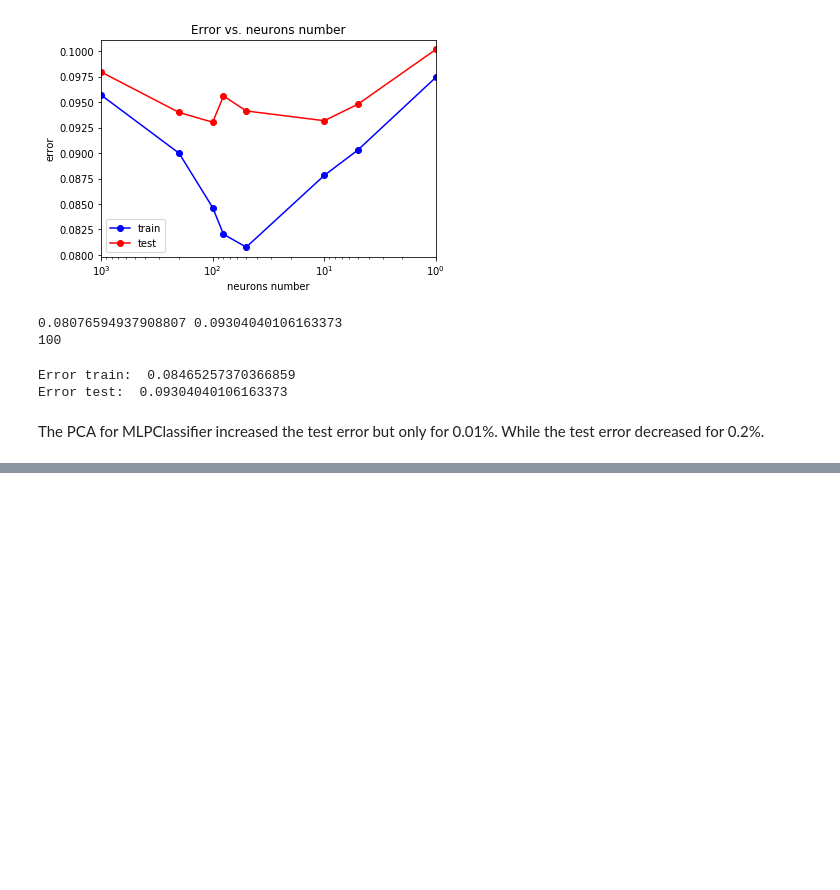
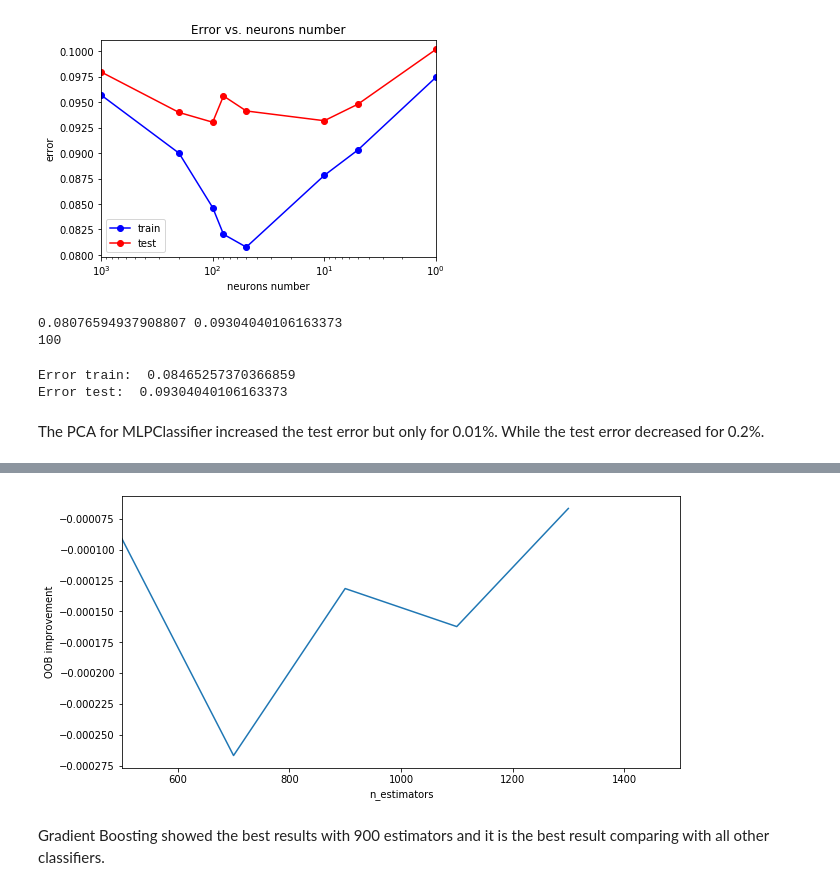
Before and after one commit to crush52/MachineLearning, a Jupyter notebook: bank_marketing.ipynb, the cells around one changed output, grey strips where cells are left out. Drawn from its saved outputs; the diff is of its cells as text; code cells hidden in the pictures; blank space fills up the shorter version.

```diff
--- a/bank_marketing.ipynb
+++ b/bank_marketing.ipynb
@@ -933,0 +1059,12 @@ The PCA for MLPClassifier increased the test error but only for 0.01%. While the
+# %%
+oob_improvement = [oob[-1] for oob in oob_error]
+plt.figure(figsize=(10,5))
+plt.plot(range(500, 1500, 200), oob_improvement, label='Gradient Boosting Trees')
+plt.xlim(500, 1500)
+plt.xlabel("n_estimators")
+plt.ylabel("OOB improvement")
+plt.show()
+# %% [output]
+[figure, added]
+# %% [markdown]
+Gradient Boosting showed the best results with 900 estimators and it is the best result comparing with all other classifiers.
```
Also changed, not shown: parts of 13 cells of this notebook.
